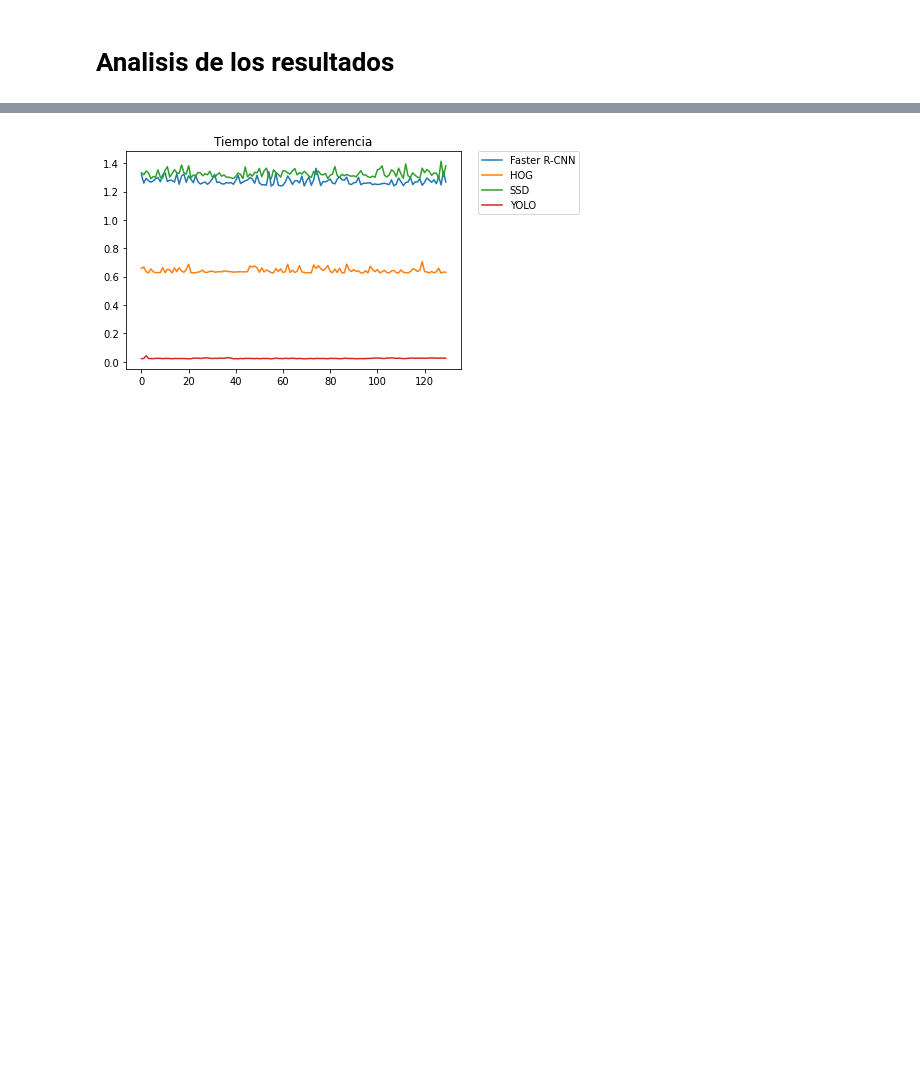
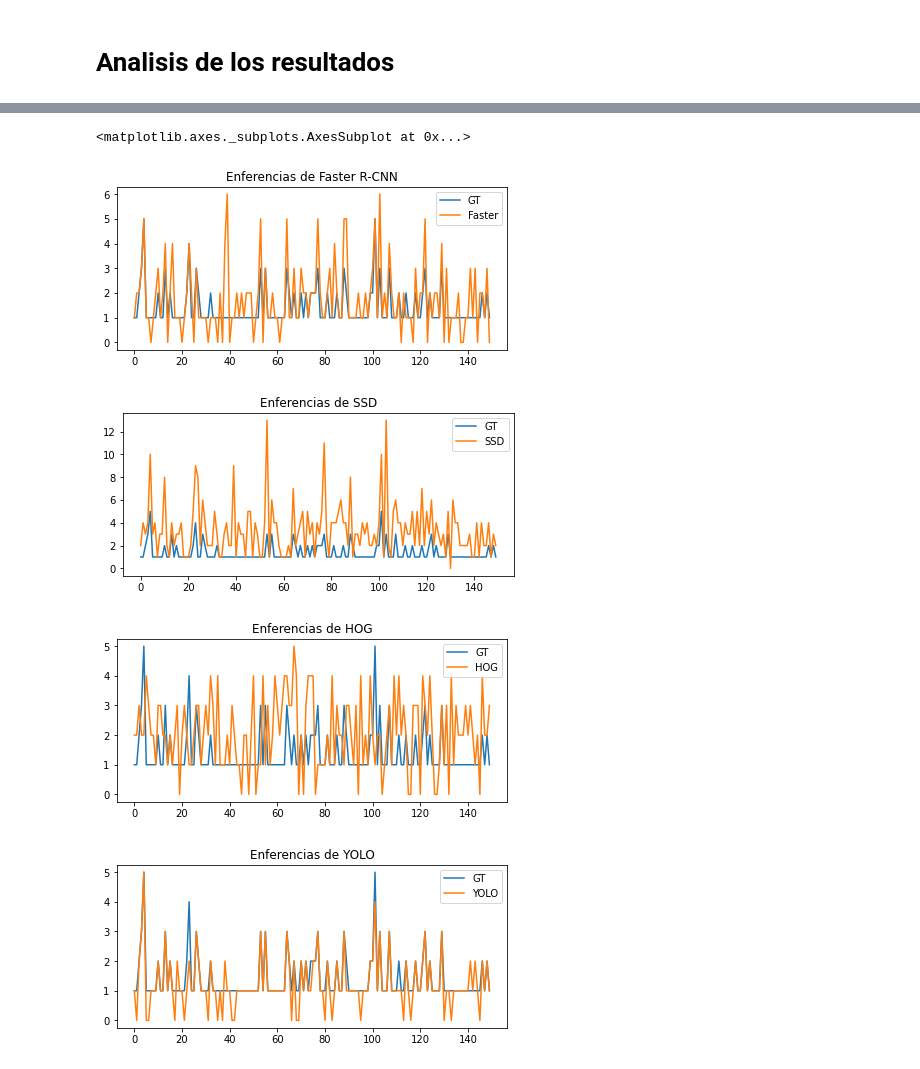
Before and after one commit to lesterbogran/comparativa-deteccion-personas, a Jupyter notebook: tfm_inferencias_comparativa.ipynb, the cells around one changed output, grey strips where cells are left out. Saved outputs shown, nothing was run; the diff lists cells and outputs as text; code cells hidden in the pictures; blank space fills up the shorter version.

```diff
--- a/tfm_inferencias_comparativa.ipynb
+++ b/tfm_inferencias_comparativa.ipynb
@@ -615,6 +620,14 @@ faster_ious = iou_for_all_inferences(faster_inferences, sgt)
 ssd_ious = iou_for_all_inferences(ssd_inferences, sgt)
 hog_ious = iou_for_all_inferences(hog_inferences, sgt)
 yolo_ious = iou_for_all_inferences(yolo_inferences, sgt)
+# %%
+inferencias = []
+for i in range(len(faster_ious)):
+  inferencias.append({'GT': faster_ious[i]['expected'],
+                  'Faster': faster_ious[i]['detected'],
+        'SSD': ssd_ious[i]['detected'],
+        'HOG': hog_ious[i]['detected'],
+        'YOLO': yolo_ious[i]['detected']})
 # %%
 print("Faster", calculate_TF_PN(faster_ious))
 print("SSD", calculate_TF_PN(ssd_ious))
@@ -689,2 +715,2 @@ MAE: 0.2076923076923077
 # %%
-df = pd.DataFrame.from_records(tiempos)
+infer_df = pd.DataFrame.from_records(inferencias)
@@ -704,17 +717,11 @@ f, p = f_oneway
-# %%
-%matplotlib inline
-data = np.array([group["tiempo"].values for name, group in df.groupby("nivel")])
-data = pd.DataFrame(data)
-data = [{name: group["tiempo"].values}  for name, group in df.groupby("nivel")]
-
-df2 = pd.DataFrame()
-for d in data:
-  for k, v in d.items():
-    df2[k] = v
-
-plt.plot(df2)
-plt.title("Tiempo total de inferencia")
-plt.legend(list(df2.columns.values), bbox_to_anchor=(1.05, 1), loc=2, borderaxespad=0.)
-plt.show()
-# %% [output]
-[figure, removed]
+# %%
+infer_df[['GT', 'Faster']].plot(figsize=(7,3), title="Enferencias de Faster R-CNN")
+infer_df[['GT', 'SSD']].plot(figsize=(7,3), title="Enferencias de SSD")
+infer_df[['GT', 'HOG']].plot(figsize=(7,3), title="Enferencias de HOG")
+infer_df[['GT', 'YOLO']].plot(figsize=(7,3), title="Enferencias de YOLO")
+# %% [output]
+<matplotlib.axes._subplots.AxesSubplot at 0x...>
+[figure, added]
+[figure, added]
+[figure, added]
+[figure, added]
```
Also changed, not shown: parts of 41 cells of this notebook.
